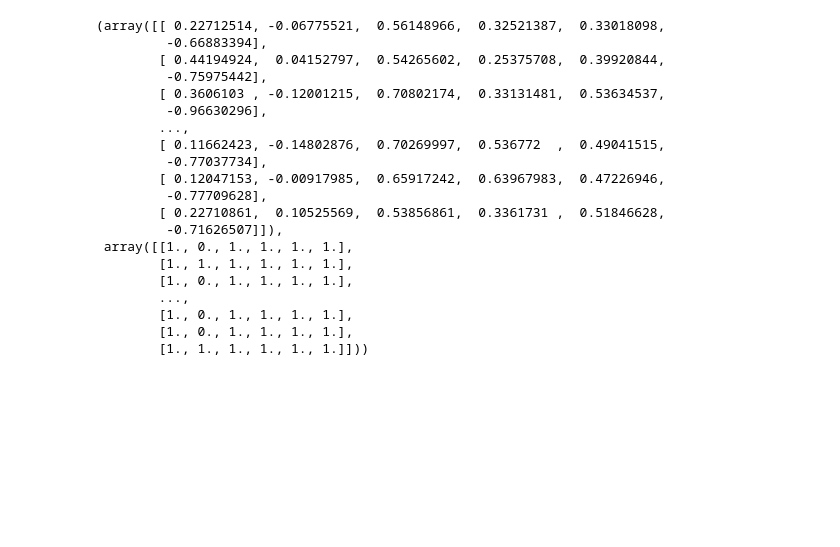
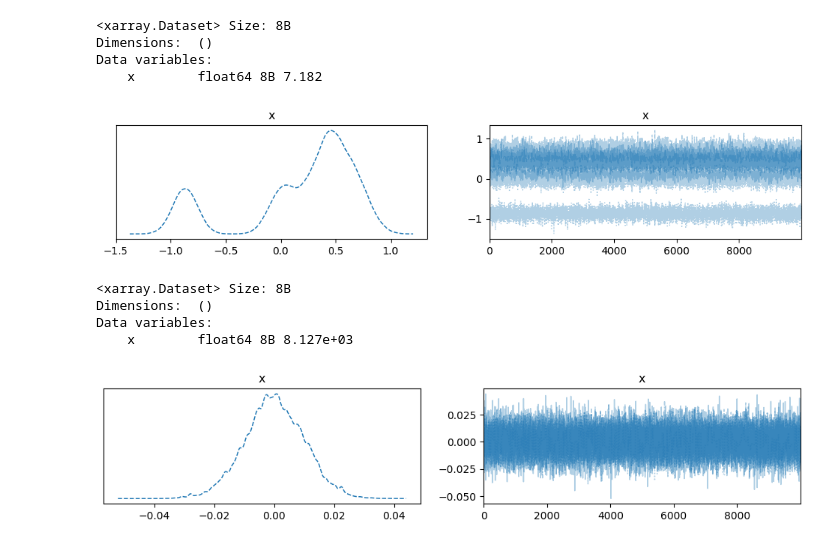
Before and after one commit to cccheryl0111/UROP, a Jupyter notebook: sampler/check.ipynb, the cells around one changed output. Drawn from its saved outputs; the diff is of its cells as text; code cells hidden in the pictures; blank space fills up the shorter version.

```diff
--- a/sampler/check.ipynb
+++ b/sampler/check.ipynb
@@ -73,25 +48,38 @@ MetropolisHastingsSampler(y, X, likelihood, mean_beta, cov_beta).run_sampler()
 # %%
 from sampler import PolyaGamma
 
-PolyaGamma(y, X, likelihood, mean_beta, cov_beta).run_sampler()
+beta_PG, z_PG = PolyaGamma(y, X, likelihood, mean_beta, cov_beta).run_sampler()
-# %% [output]
-(array([[ 0.22712514, -0.06775521,  0.56148966,  0.32521387,  0.33018098,
-         -0.66883394],
-        [ 0.44194924,  0.04152797,  0.54265602,  0.25375708,  0.39920844,
-         -0.75975442],
-        [ 0.3606103 , -0.12001215,  0.70802174,  0.33131481,  0.53634537,
-         -0.96630296],
-        ...,
-        [ 0.11662423, -0.14802876,  0.70269997,  0.536772  ,  0.49041515,
-         -0.77037734],
-        [ 0.12047153, -0.00917985,  0.65917242,  0.63967983,  0.47226946,
-         -0.77709628],
-        [ 0.22710861,  0.10525569,  0.53856861,  0.3361731 ,  0.51846628,
-         -0.71626507]]),
- array([[1., 0., 1., 1., 1., 1.],
-        [1., 1., 1., 1., 1., 1.],
-        [1., 0., 1., 1., 1., 1.],
-        ...,
-        [1., 0., 1., 1., 1., 1.],
-        [1., 0., 1., 1., 1., 1.],
-        [1., 1., 1., 1., 1., 1.]]))
+# %%
+import arviz as az
+import numpy as np
+import matplotlib.pyplot as plt
+
+betadata_PG = az.convert_to_dataset(beta_PG.T)
+
+az.plot_trace(betadata_PG, combined=True, compact=True)
+print(az.ess(betadata_PG))
+
+plt.show()
+# %% [output]
+<xarray.Dataset> Size: 8B
+Dimensions:  ()
+Data variables:
+    x        float64 8B 7.182
+[figure, added]
+# %%
+import arviz as az
+import numpy as np
+import matplotlib.pyplot as plt
+
+betadata_GS = az.convert_to_dataset(beta_GS.T)
+
+az.plot_trace(betadata_GS, combined=True, compact=True)
+print(az.ess(betadata_GS))
+
+plt.show()
+# %% [output]
+<xarray.Dataset> Size: 8B
+Dimensions:  ()
+Data variables:
+    x        float64 8B 8.127e+03
+[figure, added]
```
Also changed, not shown: parts of 3 cells of this notebook.
